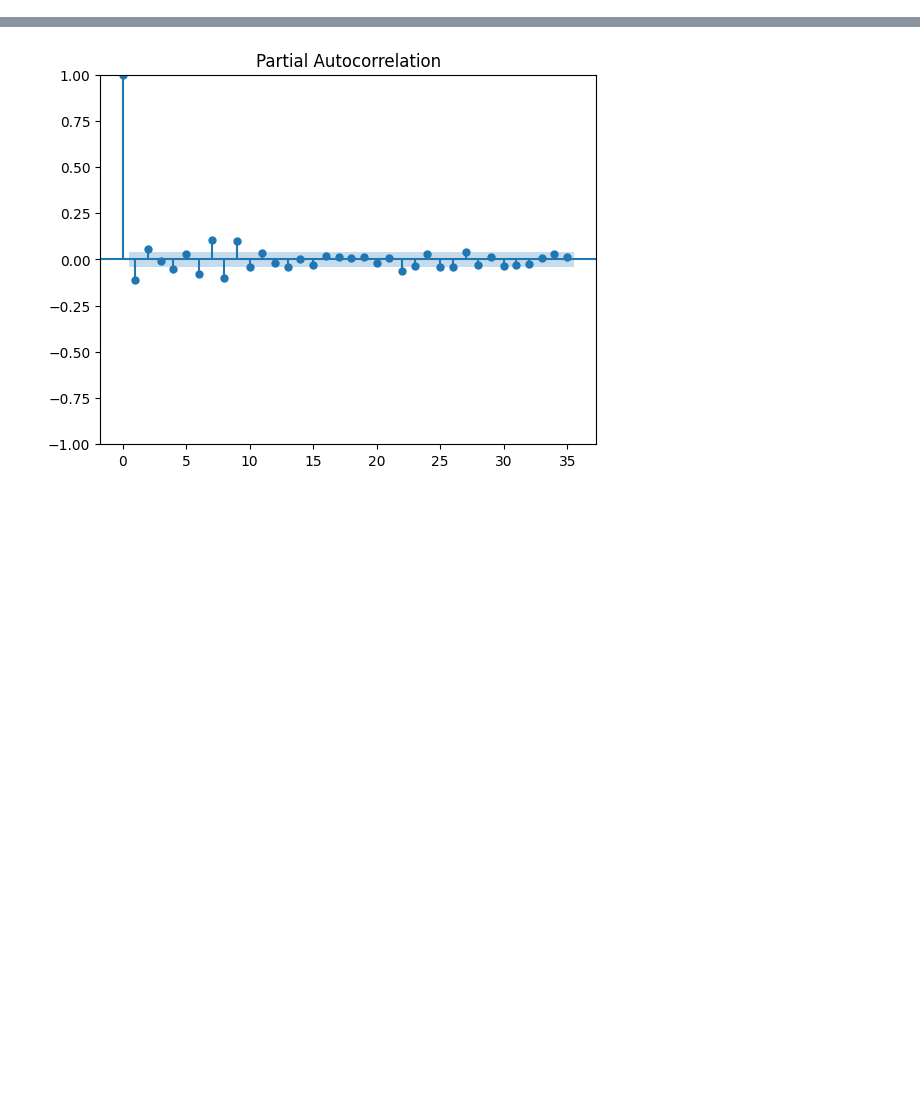
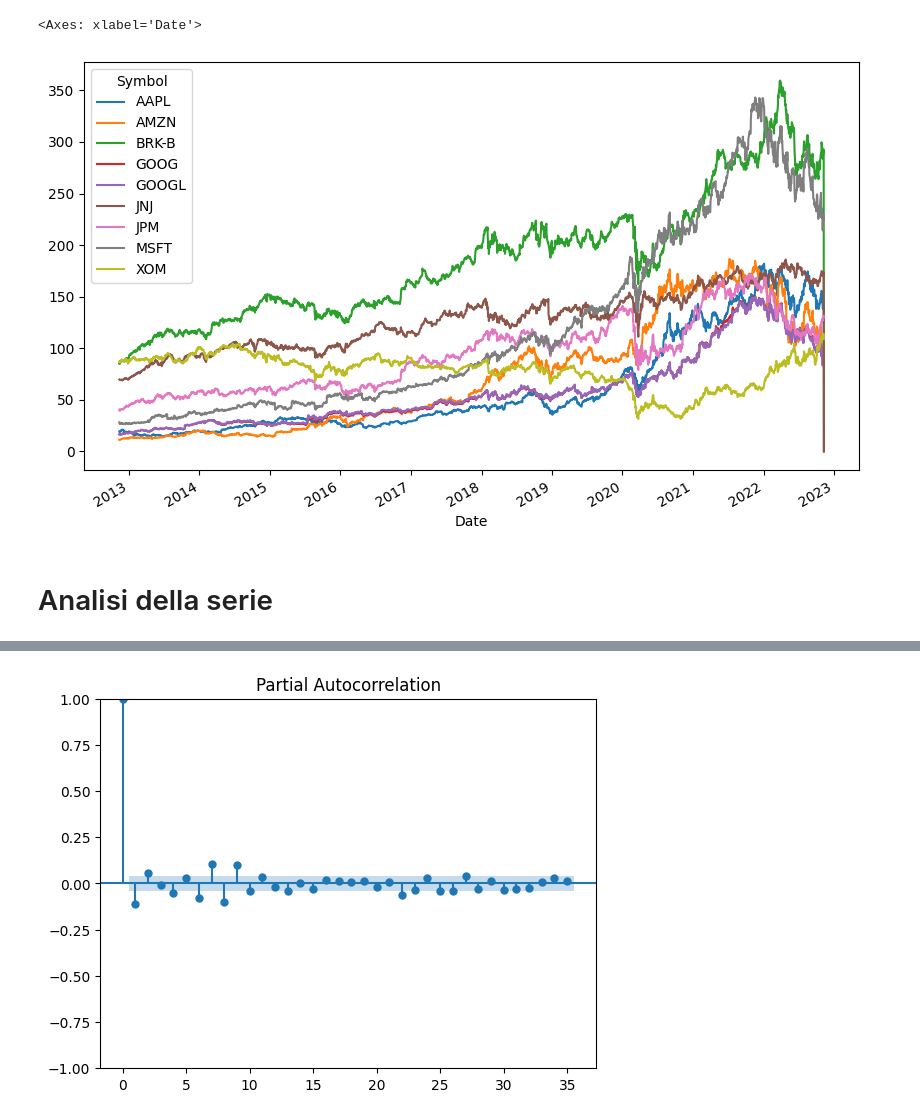
Before and after one commit to S1107327/datascience, a Jupyter notebook: serie_temporali.ipynb, the cells around one changed output, grey strips where cells are left out. Saved outputs shown, nothing was run; the diff lists cells and outputs as text; code cells hidden in the pictures; blank space fills up the shorter version.

Commit message:
aggiunga file serie temporali completo

```diff
--- a/serie_temporali.ipynb
+++ b/serie_temporali.ipynb
@@ -81,3 +174,10 @@ data
+# %%
+exogenous_close_only.plot(figsize=(10,6))
+# %% [output]
+<Axes: xlabel='Date'>
+[figure, added]
+# %% [markdown]
+# Analisi della serie
 # %%
 # ADF test per capire se la serie è stazionaria o meno
 adf_test_results = adfuller(dataset.sp500)
```
Also changed, not shown: parts of 30 cells of this notebook, 2 other files.
